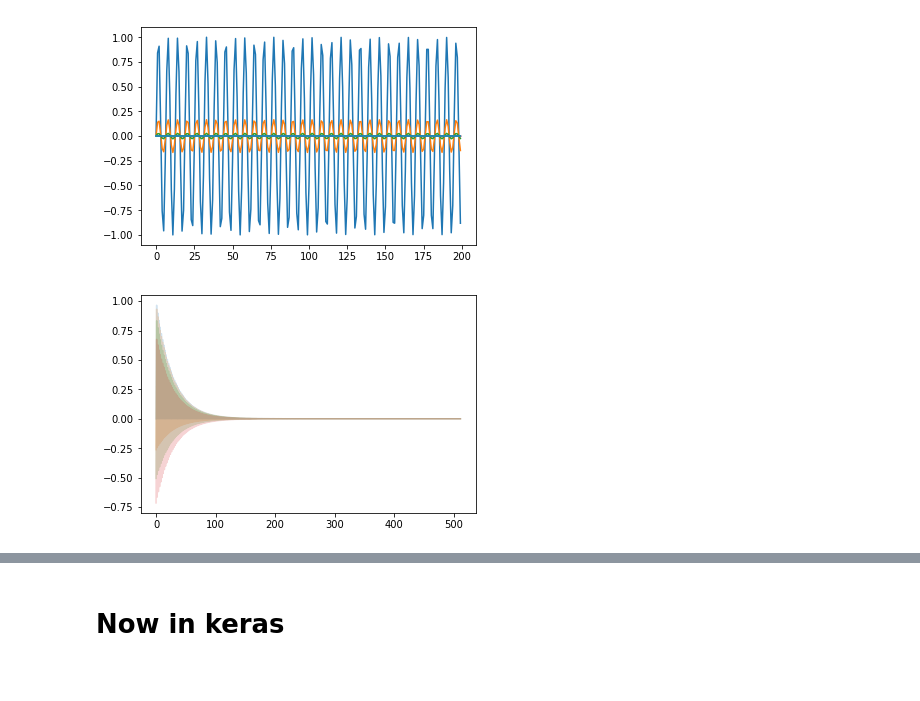
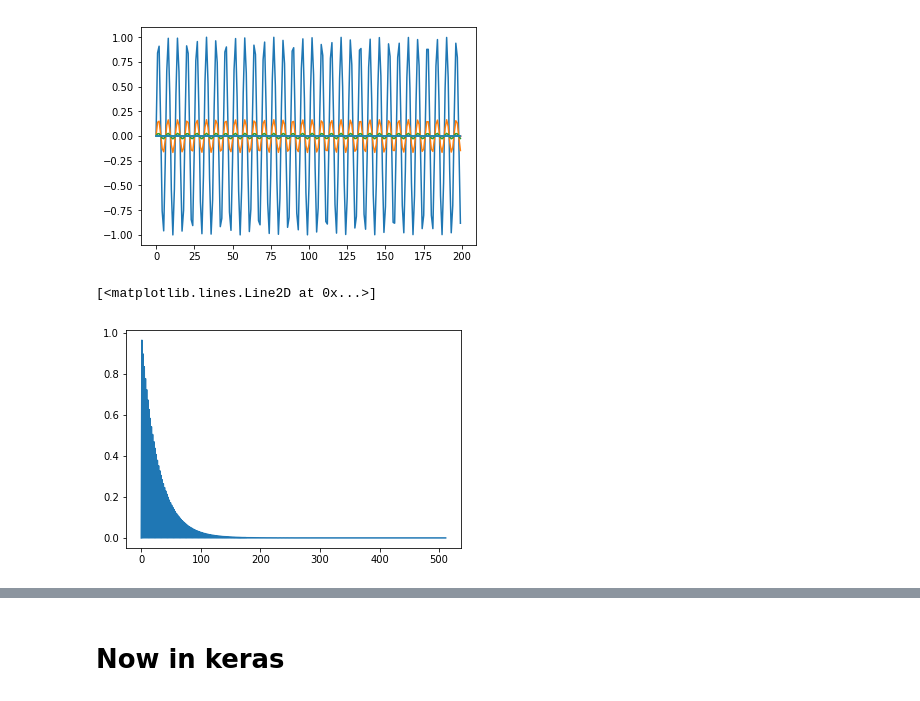
Before and after one commit to dantegates/attention-is-all-you-need, a Jupyter notebook: positional-encoding.ipynb, the cells around one changed output, grey strips where cells are left out. Cells and saved outputs as stored; diff of their text form; code cells hidden in the pictures.

```diff
--- a/positional-encoding.ipynb
+++ b/positional-encoding.ipynb
@@ -36,8 +36,8 @@ for encoding in encodings.T[::50]:
     plt.plot(encoding)
 # %% [output]
 [figure]
-# %%
-for dim in encodings[::50]:
-    plt.plot(dim, alpha=0.2)
-# %% [output]
-[figure, removed]
+# %%
+plt.plot(encodings[0])
+# %% [output]
+[<matplotlib.lines.Line2D at 0x...>]
+[figure, added]
```
Also changed, not shown: parts of 13 cells of this notebook.
